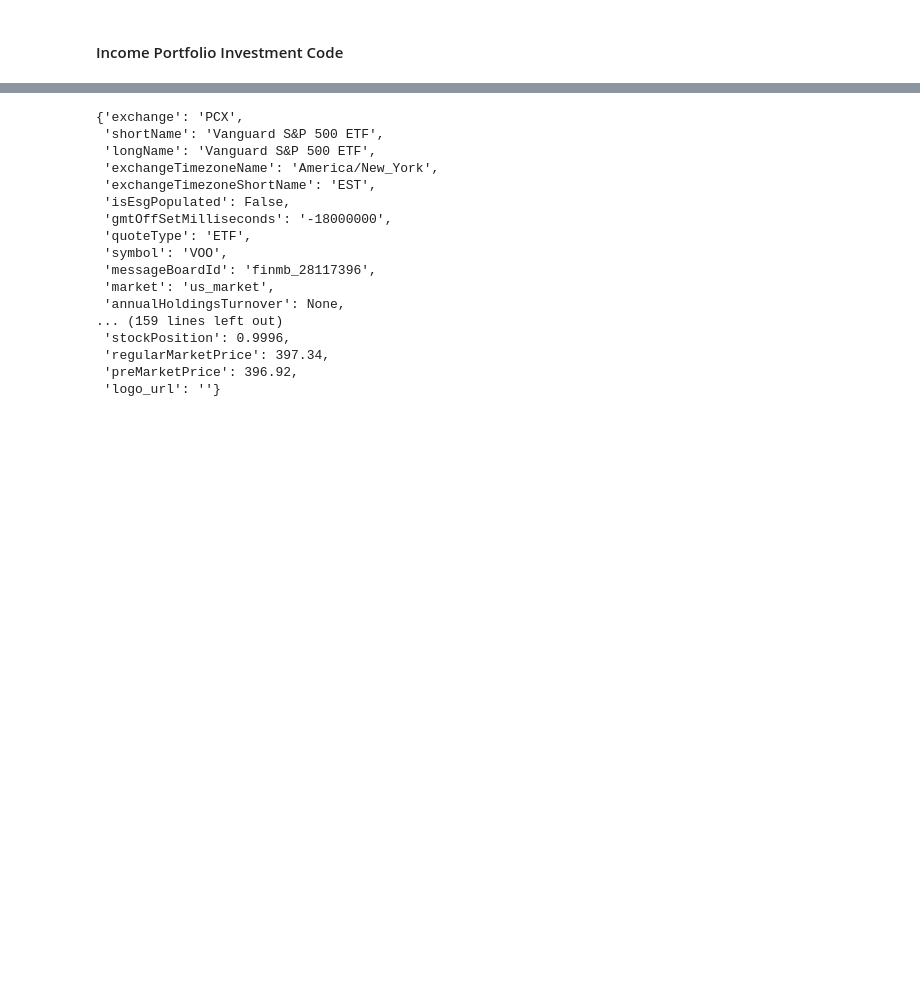
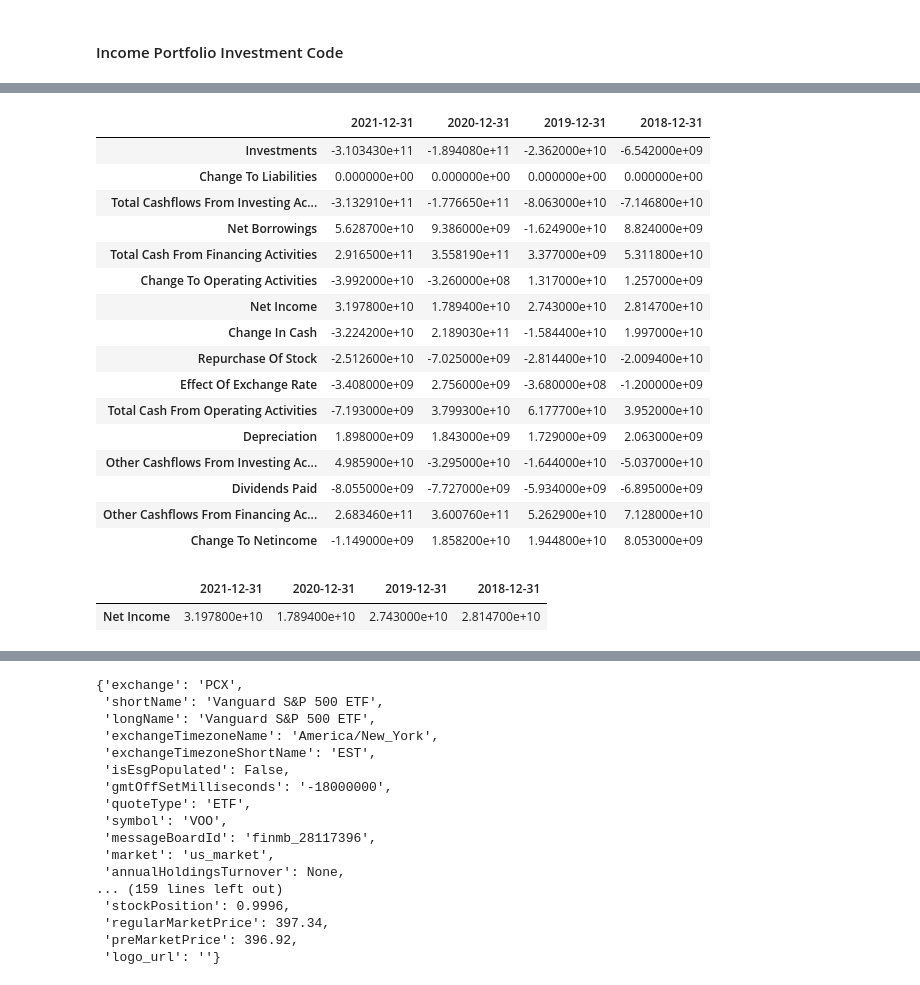
Before and after one commit to wu-json/CPSC-458, a Jupyter notebook: hw2/hw2.ipynb, the cells around one changed output, grey strips where cells are left out. Cells and saved outputs as stored; diff of their text form; code cells hidden in the pictures; blank space fills up the shorter version.

Commit message:
feat: some income screening

```diff
--- a/hw2/hw2.ipynb
+++ b/hw2/hw2.ipynb
@@ -42,0 +62,2 @@ invest_income('VOO')
+# %%
+bac = yf.Ticker('BAC')
@@ -42,0 +84,25 @@ invest_income('VOO')
+# %%
+bac.cashflow
+# %% [output]
+|  | 2021-12-31 | 2020-12-31 | 2019-12-31 | 2018-12-31 |
+| Investments | -3.103430e+11 | -1.894080e+11 | -2.362000e+10 | -6.542000e+09 |
+| Change To Liabilities | 0.000000e+00 | 0.000000e+00 | 0.000000e+00 | 0.000000e+00 |
+| Total Cashflows From Investing Ac... | -3.132910e+11 | -1.776650e+11 | -8.063000e+10 | -7.146800e+10 |
+| Net Borrowings | 5.628700e+10 | 9.386000e+09 | -1.624900e+10 | 8.824000e+09 |
+| Total Cash From Financing Activities | 2.916500e+11 | 3.558190e+11 | 3.377000e+09 | 5.311800e+10 |
+| Change To Operating Activities | -3.992000e+10 | -3.260000e+08 | 1.317000e+10 | 1.257000e+09 |
+| Net Income | 3.197800e+10 | 1.789400e+10 | 2.743000e+10 | 2.814700e+10 |
+| Change In Cash | -3.224200e+10 | 2.189030e+11 | -1.584400e+10 | 1.997000e+10 |
+| Repurchase Of Stock | -2.512600e+10 | -7.025000e+09 | -2.814400e+10 | -2.009400e+10 |
+| Effect Of Exchange Rate | -3.408000e+09 | 2.756000e+09 | -3.680000e+08 | -1.200000e+09 |
+| Total Cash From Operating Activities | -7.193000e+09 | 3.799300e+10 | 6.177700e+10 | 3.952000e+10 |
+| Depreciation | 1.898000e+09 | 1.843000e+09 | 1.729000e+09 | 2.063000e+09 |
+| Other Cashflows From Investing Ac... | 4.985900e+10 | -3.295000e+10 | -1.644000e+10 | -5.037000e+10 |
+| Dividends Paid | -8.055000e+09 | -7.727000e+09 | -5.934000e+09 | -6.895000e+09 |
+| Other Cashflows From Financing Ac... | 2.683460e+11 | 3.600760e+11 | 5.262900e+10 | 7.128000e+10 |
+| Change To Netincome | -1.149000e+09 | 1.858200e+10 | 1.944800e+10 | 8.053000e+09 |
+# %%
+bac.cashflow.loc[['Net Income']]
+# %% [output]
+|  | 2021-12-31 | 2020-12-31 | 2019-12-31 | 2018-12-31 |
+| Net Income | 3.197800e+10 | 1.789400e+10 | 2.743000e+10 | 2.814700e+10 |
```
Also changed, not shown: parts of 7 cells of this notebook.
